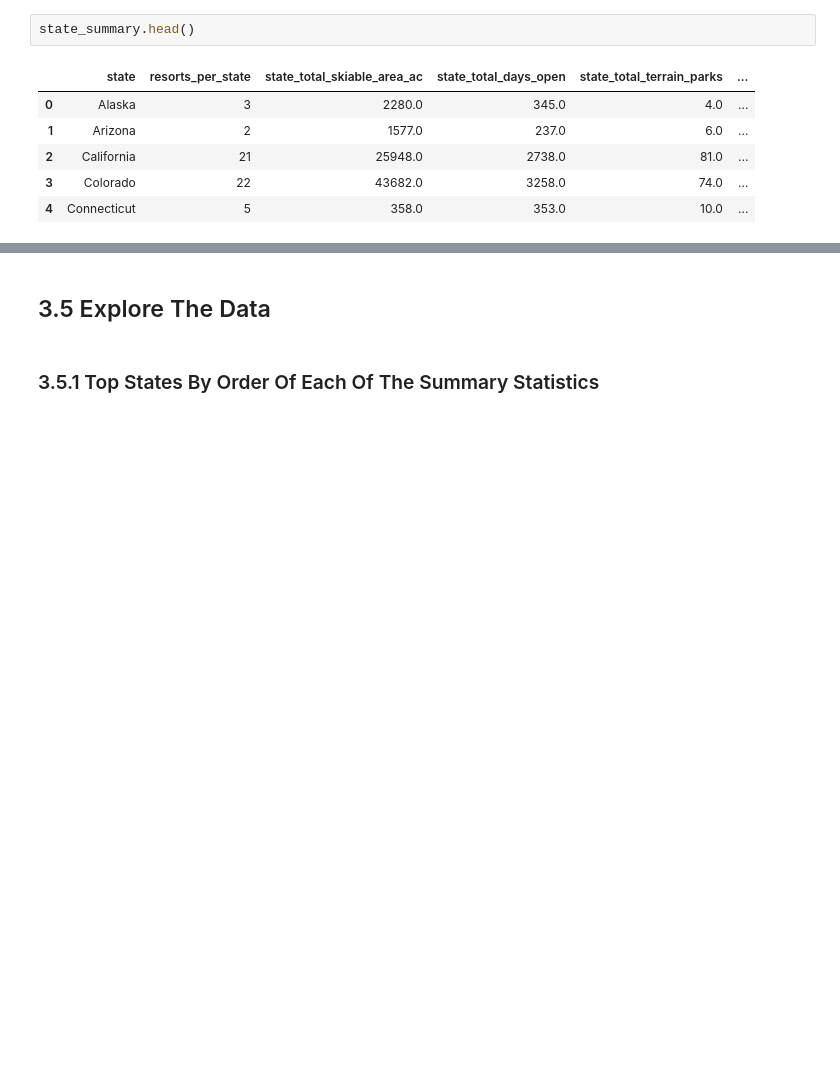
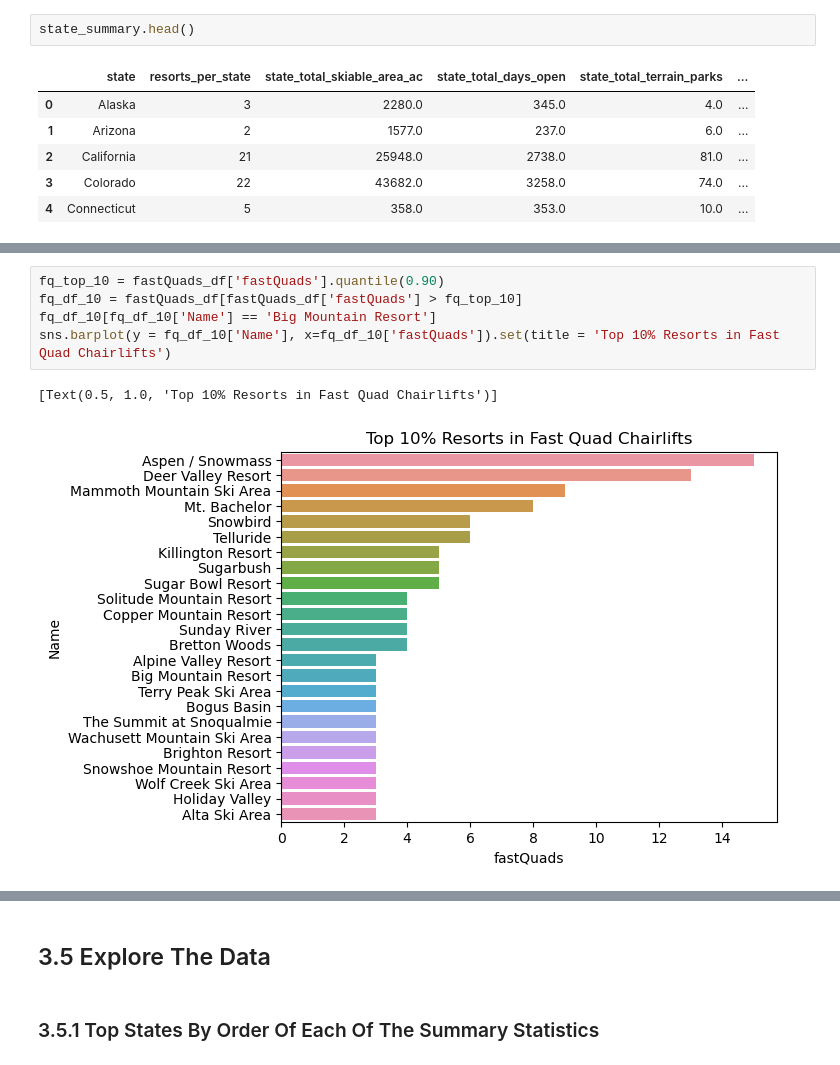
Before and after one commit to shoe-bin/DataScienceGuidedCapstone, a Jupyter notebook: Notebooks/03_exploratory_data_analysis.ipynb, the cells around one changed output, grey strips where cells are left out. Cells and saved outputs as stored; diff of their text form; blank space fills up the shorter version.

```diff
--- a/Notebooks/03_exploratory_data_analysis.ipynb
+++ b/Notebooks/03_exploratory_data_analysis.ipynb
@@ -122,0 +144,8 @@ state_summary.head()
+# %%
+fq_top_10 = fastQuads_df['fastQuads'].quantile(0.90)
+fq_df_10 = fastQuads_df[fastQuads_df['fastQuads'] > fq_top_10]
+fq_df_10[fq_df_10['Name'] == 'Big Mountain Resort']
+sns.barplot(y = fq_df_10['Name'], x=fq_df_10['fastQuads']).set(title = 'Top 10% Resorts in Fast Quad Chairlifts')
+# %% [output]
+[Text(0.5, 1.0, 'Top 10% Resorts in Fast Quad Chairlifts')]
+[figure, added]
```
Also changed, not shown: parts of 4 cells of this notebook, 1 other file.
